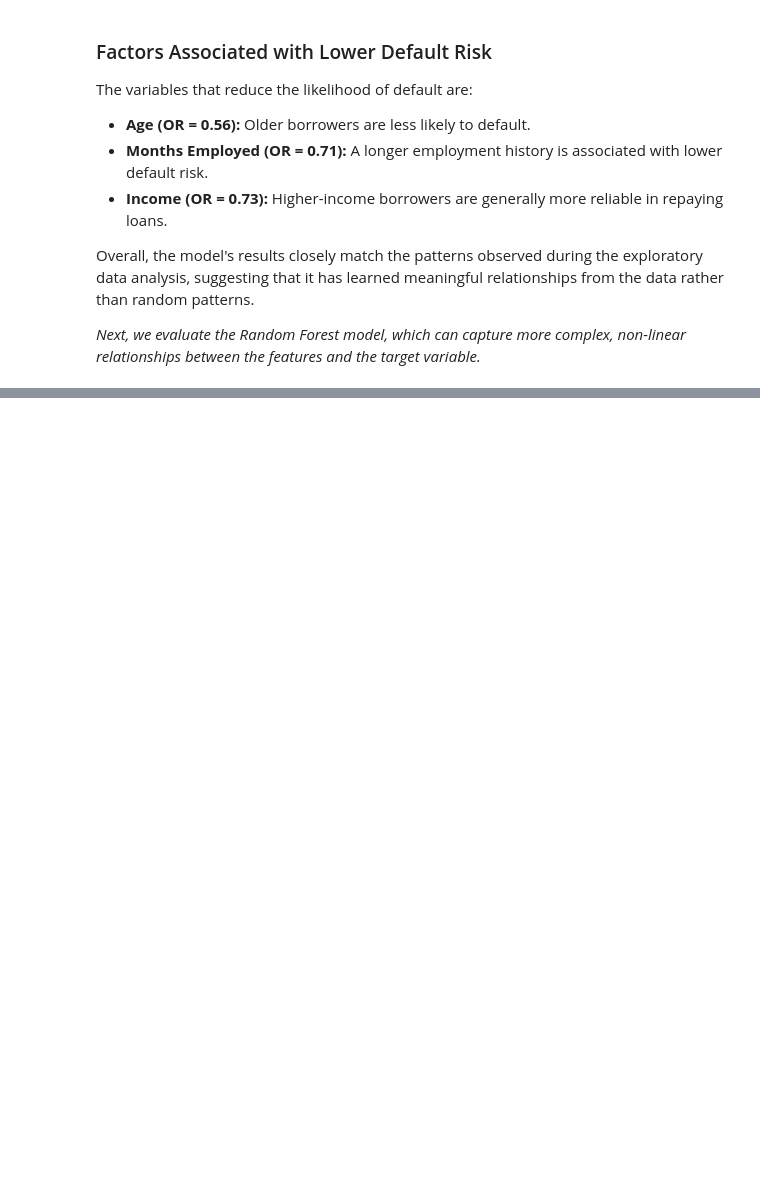
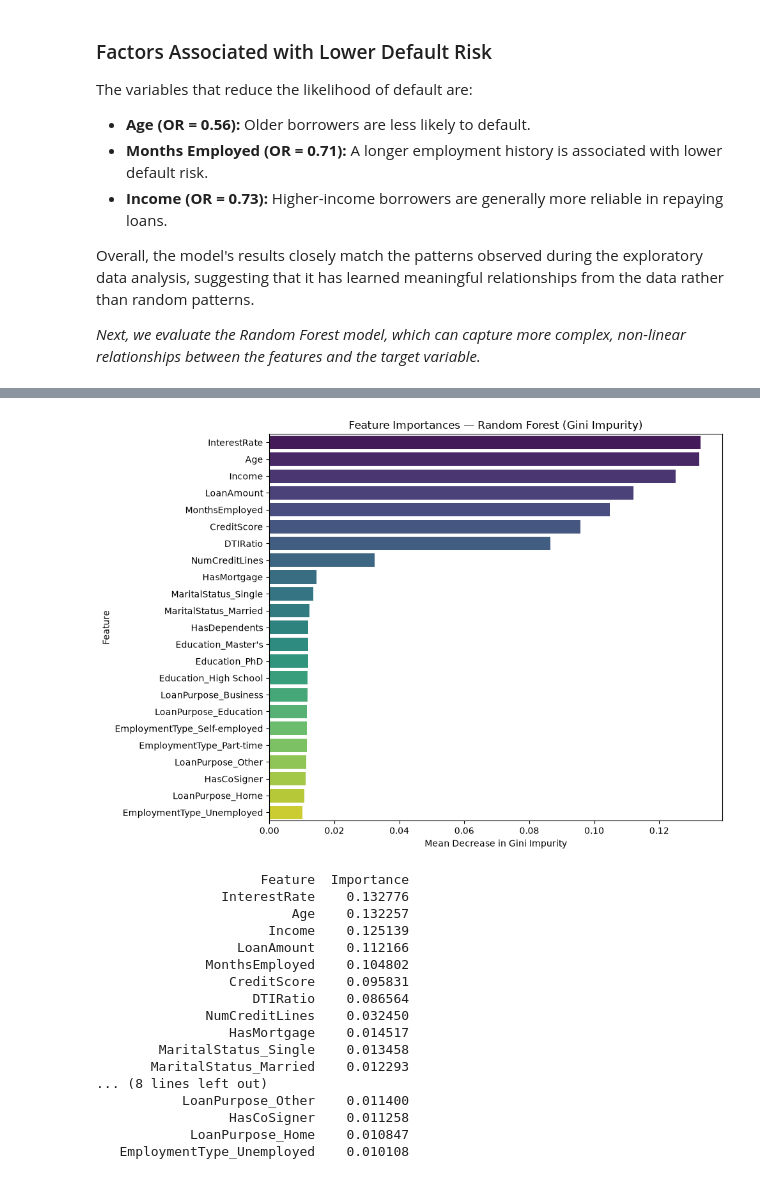
Before and after one commit to harshit87612/loan-default-prediction, a Jupyter notebook: notebooks/03_modeling.ipynb, the cells around one changed output, grey strips where cells are left out. Drawn from its saved outputs; the diff is of its cells as text; code cells hidden in the pictures; blank space fills up the shorter version.

```diff
--- a/notebooks/03_modeling.ipynb
+++ b/notebooks/03_modeling.ipynb
@@ -220,0 +300,34 @@ Overall, the model's results closely match the patterns observed during the expl
+# %%
+importance_df = pd.DataFrame({
+    'Feature': X_train.columns,
+    'Importance': rf_model.feature_importances_
+}).sort_values('Importance', ascending=False)
+
+plt.figure(figsize=(10, 7))
+sns.barplot(data=importance_df, x='Importance', y='Feature', palette='viridis')
+plt.title('Feature Importances — Random Forest (Gini Impurity)')
+plt.xlabel('Mean Decrease in Gini Impurity')
+plt.ylabel('Feature')
+plt.tight_layout()
+plt.show()
+
+print(importance_df.to_string(index=False))
+# %% [output]
+[figure, added]
+                     Feature  Importance
+                InterestRate    0.132776
+                         Age    0.132257
+                      Income    0.125139
+                  LoanAmount    0.112166
+              MonthsEmployed    0.104802
+                 CreditScore    0.095831
+                    DTIRatio    0.086564
+              NumCreditLines    0.032450
+                 HasMortgage    0.014517
+        MaritalStatus_Single    0.013458
+       MaritalStatus_Married    0.012293
+... (8 lines left out)
+           LoanPurpose_Other    0.011400
+                 HasCoSigner    0.011258
+            LoanPurpose_Home    0.010847
+   EmploymentType_Unemployed    0.010108
```
Also changed, not shown: parts of 12 cells of this notebook.
